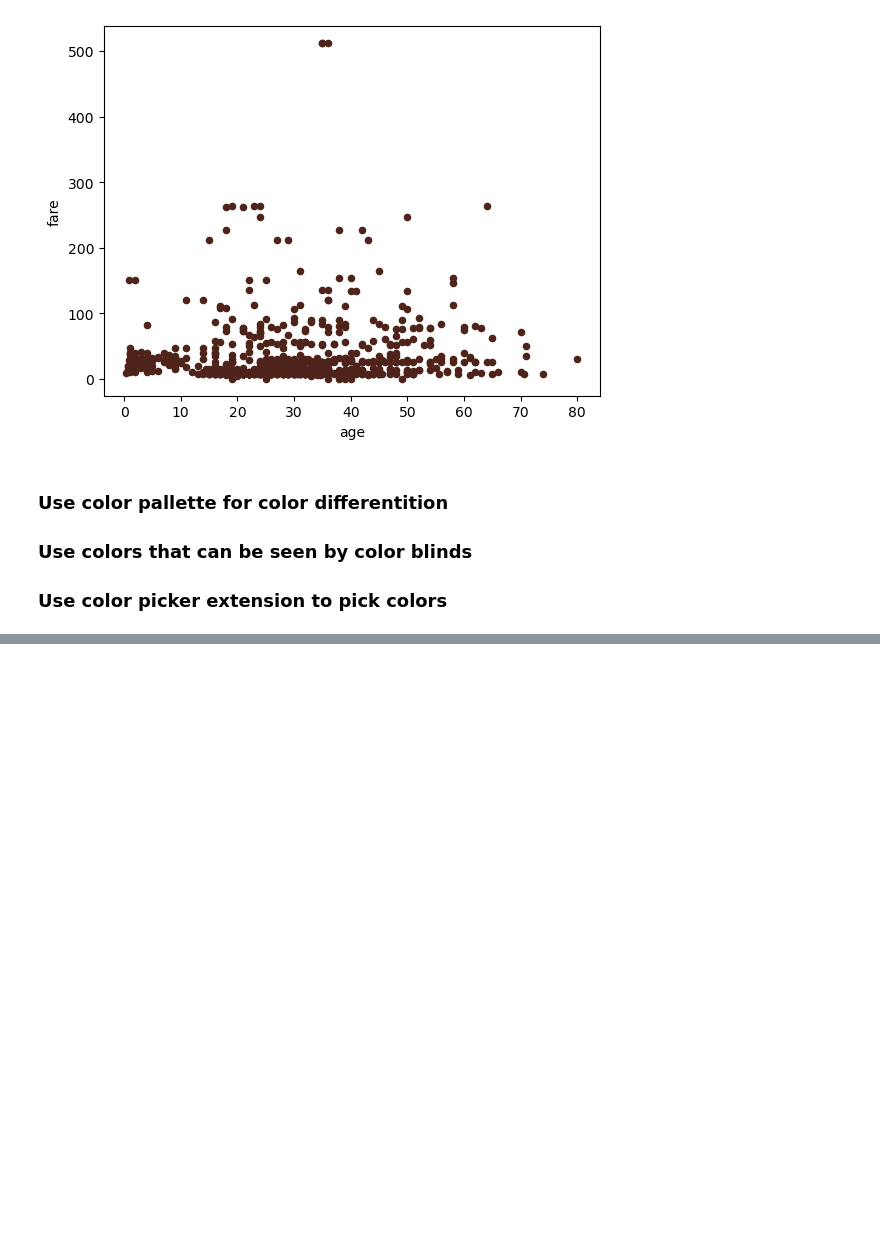
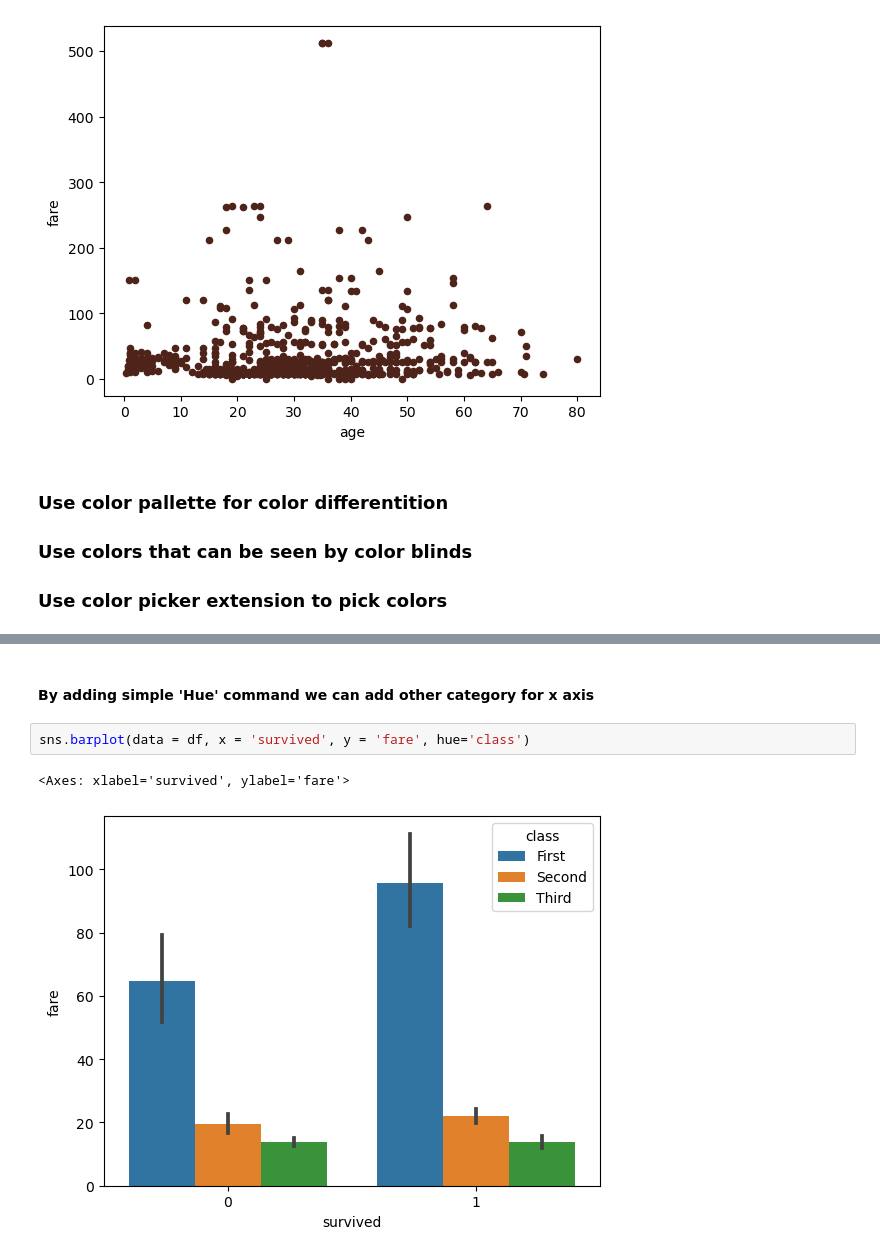
Before and after one commit to Ghazi-work/Python-Pandas, a Jupyter notebook: pandas_practice/06_Visualization.ipynb, the cells around one changed output, grey strips where cells are left out. Drawn from its saved outputs; the diff is of its cells as text; blank space fills up the shorter version.

```diff
--- a/pandas_practice/06_Visualization.ipynb
+++ b/pandas_practice/06_Visualization.ipynb
@@ -44,0 +73,7 @@ df.plot(kind='scatter', x = 'age', y = 'fare', color='#4E2319')
+# %% [markdown]
+#### By adding simple 'Hue' command we can add other category for x axis
+# %%
+sns.barplot(data = df, x = 'survived', y = 'fare', hue='class')
+# %% [output]
+<Axes: xlabel='survived', ylabel='fare'>
+[figure, added]
```
Also changed, not shown: parts of 13 cells of this notebook.
